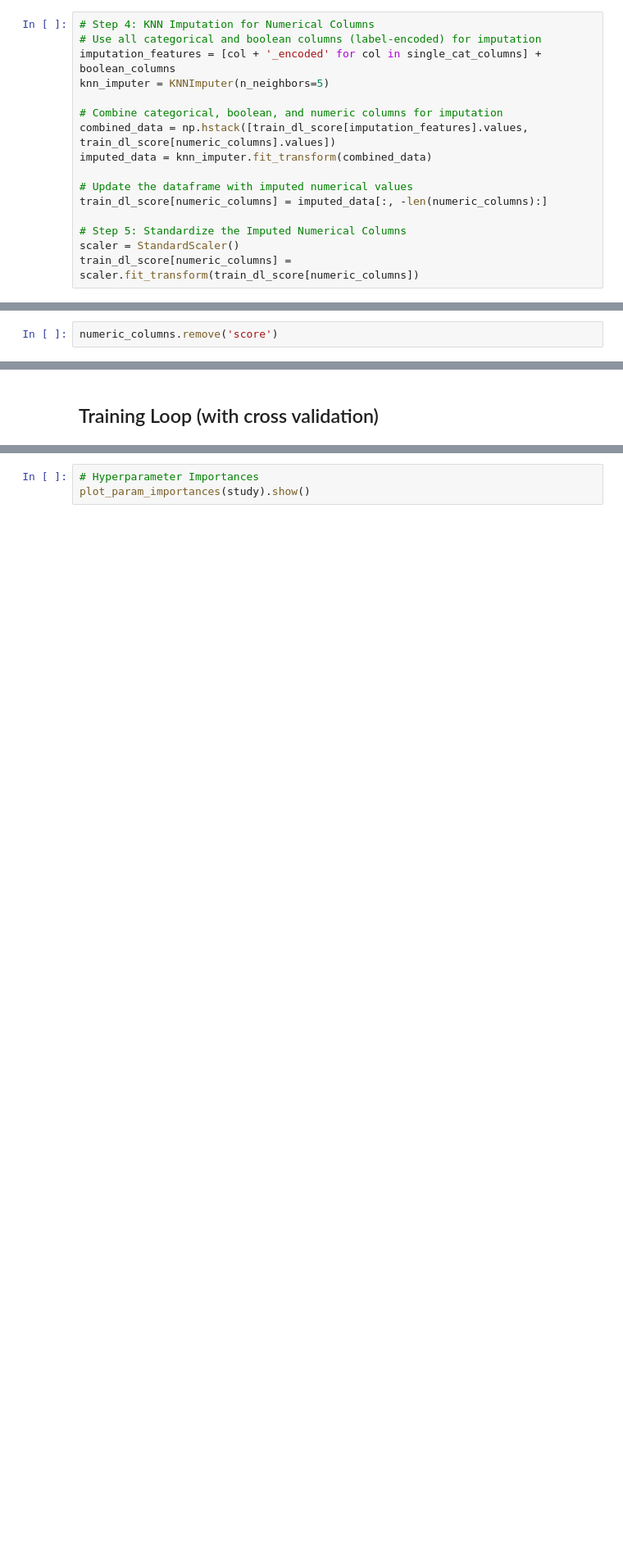
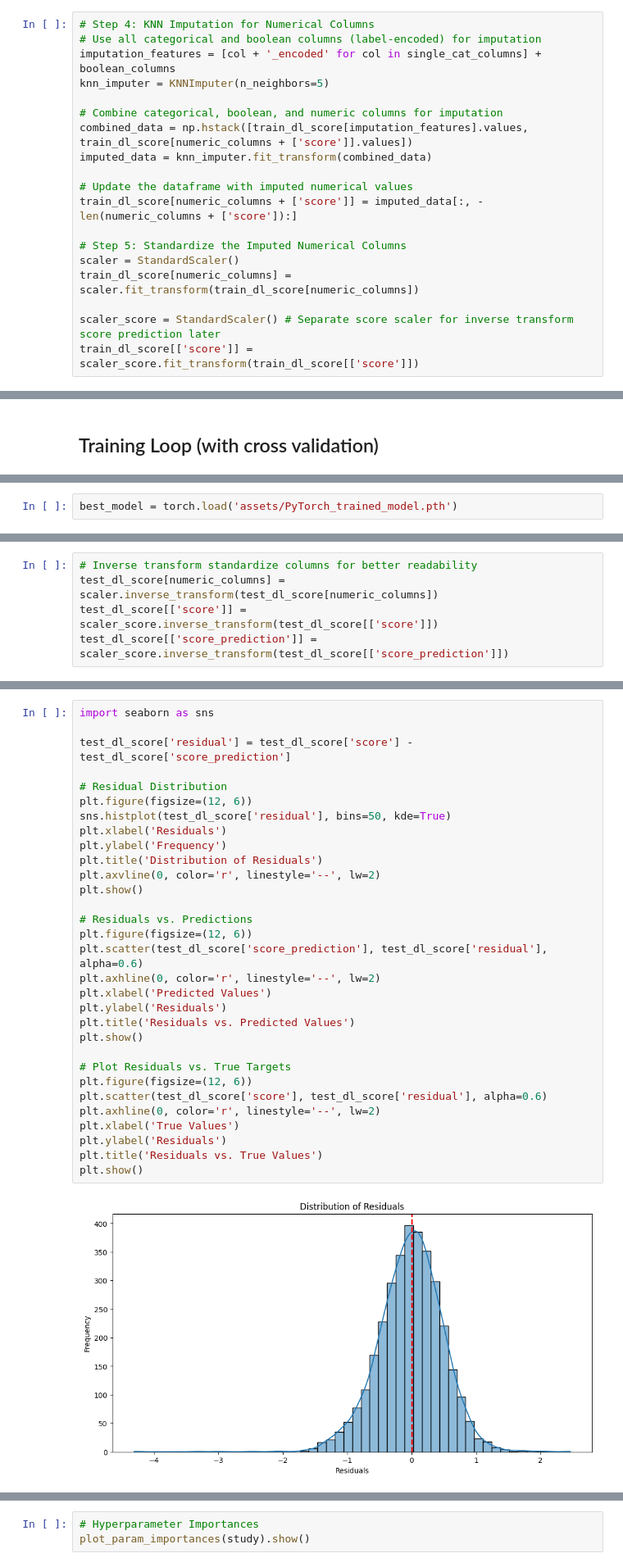
Before and after one commit to derickkan3356/anime-manga-theme-and-success-prediction, a Jupyter notebook: deep_learning.ipynb, the cells around one changed output, grey strips where cells are left out. Shown at 82% size. Drawn from its saved outputs; the diff is of its cells as text; blank space fills up the shorter version.

```diff
--- a/deep_learning.ipynb
+++ b/deep_learning.ipynb
@@ -163,15 +166,18 @@ imputation_features = [col + '_encoded' for col in single_cat_columns] + boolean
 knn_imputer = KNNImputer(n_neighbors=5)
 
 # Combine categorical, boolean, and numeric columns for imputation
-combined_data = np.hstack([train_dl_score[imputation_features].values, train_dl_score[numeric_columns].values])
+combined_data = np.hstack([train_dl_score[imputation_features].values, train_dl_score[numeric_columns + ['score']].values])
 imputed_data = knn_imputer.fit_transform(combined_data)
 
 # Update the dataframe with imputed numerical values
-train_dl_score[numeric_columns] = imputed_data[:, -len(numeric_columns):]
+train_dl_score[numeric_columns + ['score']] = imputed_data[:, -len(numeric_columns + ['score']):]
 
 # Step 5: Standardize the Imputed Numerical Columns
 scaler = StandardScaler()
 train_dl_score[numeric_columns] = scaler.fit_transform(train_dl_score[numeric_columns])
+
+scaler_score = StandardScaler() # Separate score scaler for inverse transform score prediction later
+train_dl_score[['score']] = scaler_score.fit_transform(train_dl_score[['score']])
 # %%
 train_dl_score.isnull().sum()
 # %% [output]
@@ -192,8 +198,6 @@ production_source_encoded_padded    0
 themes_encoded                      0
 themes_encoded_padded               0
 dtype: int64
-# %%
-numeric_columns.remove('score')
 # %% [markdown]
 ### Apply same transformation on test set
 # %%
@@ -532,0 +595,2 @@ Best trial:
+# %%
+best_model = torch.load('assets/PyTorch_trained_model.pth')
@@ -532,0 +641,5 @@ Best trial:
+# %%
+# Inverse transform standardize columns for better readability
+test_dl_score[numeric_columns] = scaler.inverse_transform(test_dl_score[numeric_columns])
+test_dl_score[['score']] = scaler_score.inverse_transform(test_dl_score[['score']])
+test_dl_score[['score_prediction']] = scaler_score.inverse_transform(test_dl_score[['score_prediction']])
@@ -532,0 +650,33 @@ Best trial:
+# %%
+import seaborn as sns
+
+test_dl_score['residual'] = test_dl_score['score'] - test_dl_score['score_prediction']
+
+# Residual Distribution
+plt.figure(figsize=(12, 6))
+sns.histplot(test_dl_score['residual'], bins=50, kde=True)
+plt.xlabel('Residuals')
+plt.ylabel('Frequency')
+plt.title('Distribution of Residuals')
+plt.axvline(0, color='r', linestyle='--', lw=2)
+plt.show()
+
+# Residuals vs. Predictions
+plt.figure(figsize=(12, 6))
+plt.scatter(test_dl_score['score_prediction'], test_dl_score['residual'], alpha=0.6)
+plt.axhline(0, color='r', linestyle='--', lw=2)
+plt.xlabel('Predicted Values')
+plt.ylabel('Residuals')
+plt.title('Residuals vs. Predicted Values')
+plt.show()
+
+# Plot Residuals vs. True Targets
+plt.figure(figsize=(12, 6))
+plt.scatter(test_dl_score['score'], test_dl_score['residual'], alpha=0.6)
+plt.axhline(0, color='r', linestyle='--', lw=2)
+plt.xlabel('True Values')
+plt.ylabel('Residuals')
+plt.title('Residuals vs. True Values')
+plt.show()
+# %% [output]
+[figure, added]
```
Also changed, not shown: parts of 19 cells of this notebook, 2 other files.
